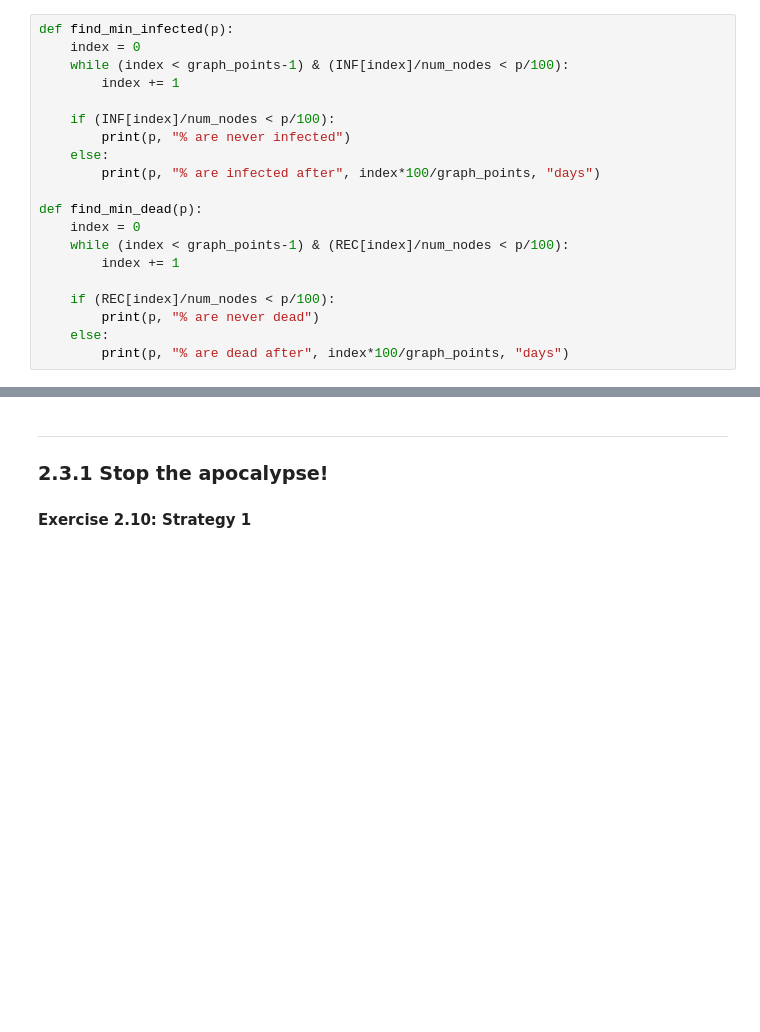
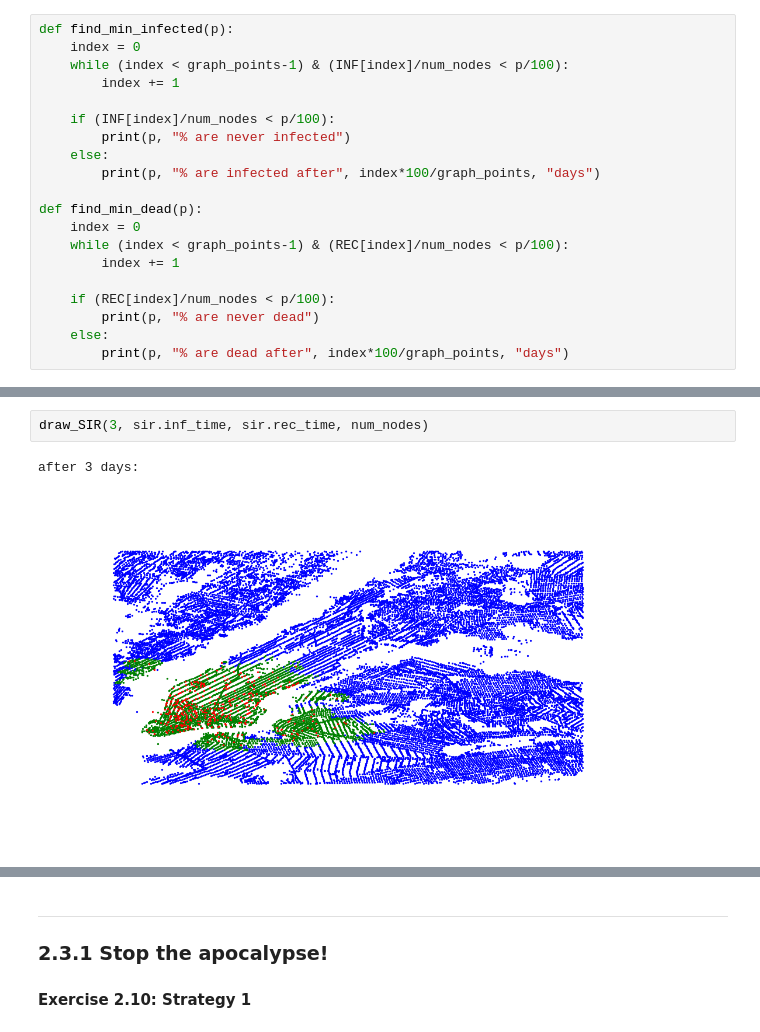
Before and after one commit to roblan11/InternetAnalyticsProject, a Jupyter notebook: ix-lab2/notebooks/ix-lab2-notebook-part3.ipynb, the cells around one changed output, grey strips where cells are left out. Drawn from its saved outputs; the diff is of its cells as text; blank space fills up the shorter version.

```diff
--- a/ix-lab2/notebooks/ix-lab2-notebook-part3.ipynb
+++ b/ix-lab2/notebooks/ix-lab2-notebook-part3.ipynb
@@ -171,0 +159,5 @@ after 3 days:
+# %%
+draw_SIR(3, sir.inf_time, sir.rec_time, num_nodes)
+# %% [output]
+after 3 days:
+[figure, added]
```
Also changed, not shown: parts of 18 cells of this notebook, 2 other files.
